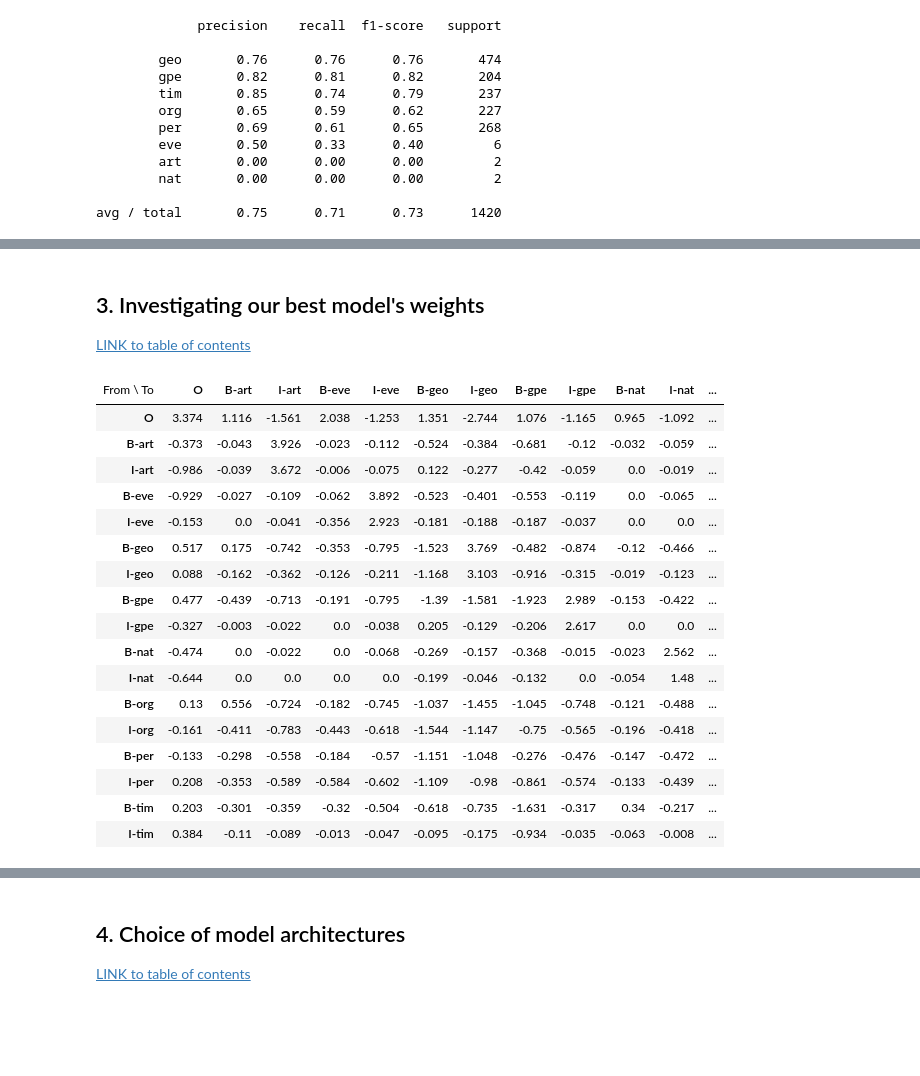
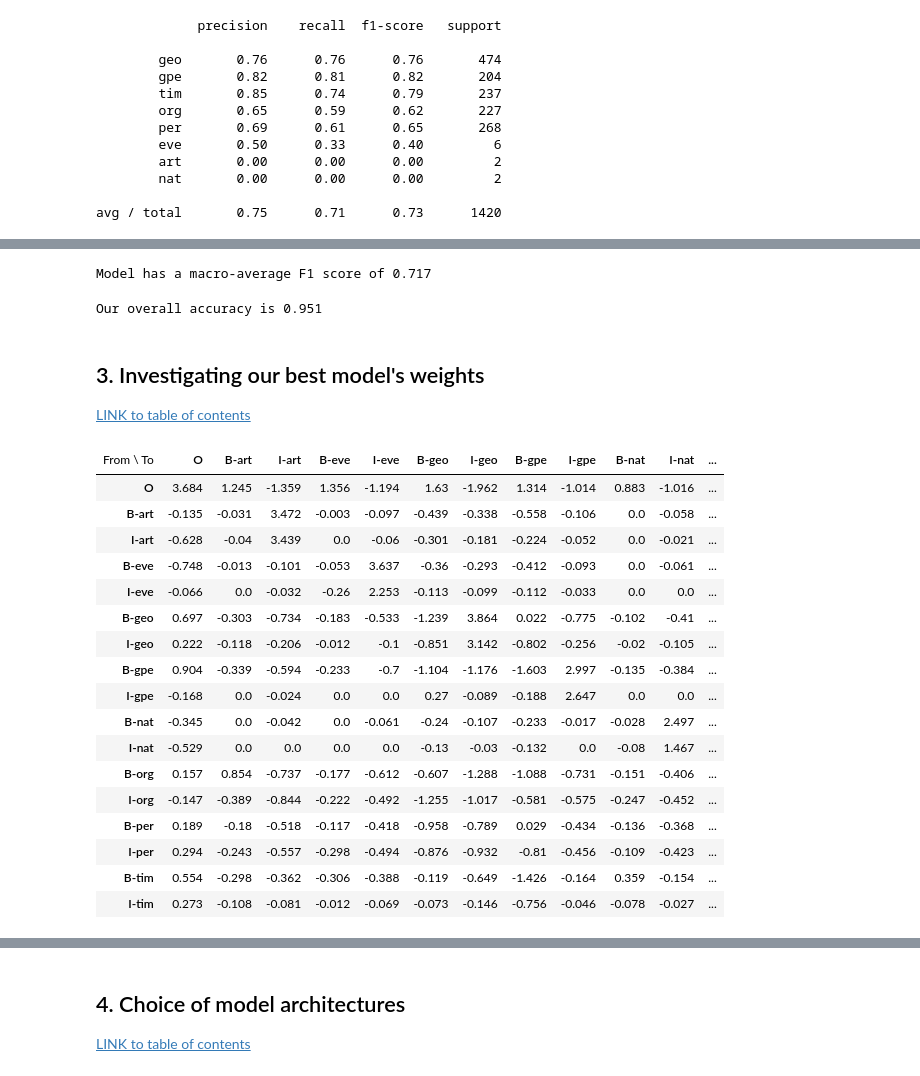
Before and after one commit to Ioana-P/Named_Entity_Recog_project, a Jupyter notebook: 2. Model_building_and_optimization.ipynb, the cells around one changed output, grey strips where cells are left out. Drawn from its saved outputs; the diff is of its cells as text; code cells hidden in the pictures; blank space fills up the shorter version.

```diff
--- a/2. Model_building_and_optimization.ipynb
+++ b/2. Model_building_and_optimization.ipynb
@@ -172,6 +187,12 @@ with open('clean_data/crf_train_data.pkl', 'rb') as f:
 with open('clean_data/crf_test_data.pkl', 'rb') as f:
     crf_features_test = pickle.load(f)
 
+with open('clean_data/crf_valid_data.pkl', 'rb') as f:
+    crf_features_valid = pickle.load(f)
+
+with open('clean_data/crf_valid_targets.pkl', 'rb') as f:
+    crf_targets_valid = pickle.load(f)
+
 with open('clean_data/crf_train_targets.pkl', 'rb') as f:
     crf_targets_train = pickle.load(f)
 
@@ -543,0 +527,22 @@ best_crf.score(crf_features_train, crf_targets_train)
+# %%
+# further fine tuning around the c1 penalty term
+crf_optim = CRF(algorithm='lbfgs',
+          max_iterations=100,
+          all_possible_transitions=True)
+
+seqeval_scorer = make_scorer(seq_f1_score, average='macro')
+
+
+crf_params = {'c1': [0.0375, 0.04, 0.0425,],
+              'c2': [ 0.425, 0.45, 0.475]}
+
+grid_seqeval =  GridSearchCV(crf_optim,
+                    crf_params,
+                    seqeval_scorer,
+                    -1, cv=5,
+                    return_train_score=True,
+                    verbose=True)
+
+grid_seqeval.fit(crf_features_train, crf_targets_train)
+
+best_crf_seqeval = grid_seqeval.best_estimator_
@@ -544,3 +570,11 @@ best_crf.score(crf_features_train, crf_targets_train)
+# %%
+print("Model has a macro-average F1 score of", round(seq_f1_score(crf_targets_valid, crf_y_valid_seqeval_preds, average='macro'),3))
+# %% [output]
+Model has a macro-average F1 score of 0.717
+# %%
+print("Our overall accuracy is", round(seq_acc(crf_targets_valid, crf_y_valid_seqeval_preds),3),)
+# %% [output]
+Our overall accuracy is 0.951
 # %% [markdown]
 <a id=ttsplit ><a/>
 
@@ -548,24 +582,26 @@ best_crf.score(crf_features_train, crf_targets_train)
 
 [LINK to table of contents](#contents)
 # %%
-eli5.show_weights(best_crf, top=30)
+
+fig = eli5.show_weights(best_crf_seqeval, top=30)
+fig
 # %% [output]
 | From \ To | O | B-art | I-art | B-eve | I-eve | B-geo | I-geo | B-gpe | I-gpe | B-nat | I-nat | ... |
-| O | 3.374 | 1.116 | -1.561 | 2.038 | -1.253 | 1.351 | -2.744 | 1.076 | -1.165 | 0.965 | -1.092 | ... |
-| B-art | -0.373 | -0.043 | 3.926 | -0.023 | -0.112 | -0.524 | -0.384 | -0.681 | -0.12 | -0.032 | -0.059 | ... |
-| I-art | -0.986 | -0.039 | 3.672 | -0.006 | -0.075 | 0.122 | -0.277 | -0.42 | -0.059 | 0.0 | -0.019 | ... |
-| B-eve | -0.929 | -0.027 | -0.109 | -0.062 | 3.892 | -0.523 | -0.401 | -0.553 | -0.119 | 0.0 | -0.065 | ... |
-| I-eve | -0.153 | 0.0 | -0.041 | -0.356 | 2.923 | -0.181 | -0.188 | -0.187 | -0.037 | 0.0 | 0.0 | ... |
-| B-geo | 0.517 | 0.175 | -0.742 | -0.353 | -0.795 | -1.523 | 3.769 | -0.482 | -0.874 | -0.12 | -0.466 | ... |
-| I-geo | 0.088 | -0.162 | -0.362 | -0.126 | -0.211 | -1.168 | 3.103 | -0.916 | -0.315 | -0.019 | -0.123 | ... |
-| B-gpe | 0.477 | -0.439 | -0.713 | -0.191 | -0.795 | -1.39 | -1.581 | -1.923 | 2.989 | -0.153 | -0.422 | ... |
-| I-gpe | -0.327 | -0.003 | -0.022 | 0.0 | -0.038 | 0.205 | -0.129 | -0.206 | 2.617 | 0.0 | 0.0 | ... |
-| B-nat | -0.474 | 0.0 | -0.022 | 0.0 | -0.068 | -0.269 | -0.157 | -0.368 | -0.015 | -0.023 | 2.562 | ... |
-| I-nat | -0.644 | 0.0 | 0.0 | 0.0 | 0.0 | -0.199 | -0.046 | -0.132 | 0.0 | -0.054 | 1.48 | ... |
-| B-org | 0.13 | 0.556 | -0.724 | -0.182 | -0.745 | -1.037 | -1.455 | -1.045 | -0.748 | -0.121 | -0.488 | ... |
-| I-org | -0.161 | -0.411 | -0.783 | -0.443 | -0.618 | -1.544 | -1.147 | -0.75 | -0.565 | -0.196 | -0.418 | ... |
-| B-per | -0.133 | -0.298 | -0.558 | -0.184 | -0.57 | -1.151 | -1.048 | -0.276 | -0.476 | -0.147 | -0.472 | ... |
-| I-per | 0.208 | -0.353 | -0.589 | -0.584 | -0.602 | -1.109 | -0.98 | -0.861 | -0.574 | -0.133 | -0.439 | ... |
-| B-tim | 0.203 | -0.301 | -0.359 | -0.32 | -0.504 | -0.618 | -0.735 | -1.631 | -0.317 | 0.34 | -0.217 | ... |
-| I-tim | 0.384 | -0.11 | -0.089 | -0.013 | -0.047 | -0.095 | -0.175 | -0.934 | -0.035 | -0.063 | -0.008 | ... |
+| O | 3.684 | 1.245 | -1.359 | 1.356 | -1.194 | 1.63 | -1.962 | 1.314 | -1.014 | 0.883 | -1.016 | ... |
+| B-art | -0.135 | -0.031 | 3.472 | -0.003 | -0.097 | -0.439 | -0.338 | -0.558 | -0.106 | 0.0 | -0.058 | ... |
+| I-art | -0.628 | -0.04 | 3.439 | 0.0 | -0.06 | -0.301 | -0.181 | -0.224 | -0.052 | 0.0 | -0.021 | ... |
+| B-eve | -0.748 | -0.013 | -0.101 | -0.053 | 3.637 | -0.36 | -0.293 | -0.412 | -0.093 | 0.0 | -0.061 | ... |
+| I-eve | -0.066 | 0.0 | -0.032 | -0.26 | 2.253 | -0.113 | -0.099 | -0.112 | -0.033 | 0.0 | 0.0 | ... |
+| B-geo | 0.697 | -0.303 | -0.734 | -0.183 | -0.533 | -1.239 | 3.864 | 0.022 | -0.775 | -0.102 | -0.41 | ... |
+| I-geo | 0.222 | -0.118 | -0.206 | -0.012 | -0.1 | -0.851 | 3.142 | -0.802 | -0.256 | -0.02 | -0.105 | ... |
+| B-gpe | 0.904 | -0.339 | -0.594 | -0.233 | -0.7 | -1.104 | -1.176 | -1.603 | 2.997 | -0.135 | -0.384 | ... |
+| I-gpe | -0.168 | 0.0 | -0.024 | 0.0 | 0.0 | 0.27 | -0.089 | -0.188 | 2.647 | 0.0 | 0.0 | ... |
+| B-nat | -0.345 | 0.0 | -0.042 | 0.0 | -0.061 | -0.24 | -0.107 | -0.233 | -0.017 | -0.028 | 2.497 | ... |
+| I-nat | -0.529 | 0.0 | 0.0 | 0.0 | 0.0 | -0.13 | -0.03 | -0.132 | 0.0 | -0.08 | 1.467 | ... |
+| B-org | 0.157 | 0.854 | -0.737 | -0.177 | -0.612 | -0.607 | -1.288 | -1.088 | -0.731 | -0.151 | -0.406 | ... |
+| I-org | -0.147 | -0.389 | -0.844 | -0.222 | -0.492 | -1.255 | -1.017 | -0.581 | -0.575 | -0.247 | -0.452 | ... |
+| B-per | 0.189 | -0.18 | -0.518 | -0.117 | -0.418 | -0.958 | -0.789 | 0.029 | -0.434 | -0.136 | -0.368 | ... |
+| I-per | 0.294 | -0.243 | -0.557 | -0.298 | -0.494 | -0.876 | -0.932 | -0.81 | -0.456 | -0.109 | -0.423 | ... |
+| B-tim | 0.554 | -0.298 | -0.362 | -0.306 | -0.388 | -0.119 | -0.649 | -1.426 | -0.164 | 0.359 | -0.154 | ... |
+| I-tim | 0.273 | -0.108 | -0.081 | -0.012 | -0.069 | -0.073 | -0.146 | -0.756 | -0.046 | -0.078 | -0.027 | ... |
 | y=O top features | y=B-art top features | y=I-art top features | y=B-eve top features | y=I-eve top features | ... |
```
Also changed, not shown: parts of 20 cells of this notebook, 5 other files.
